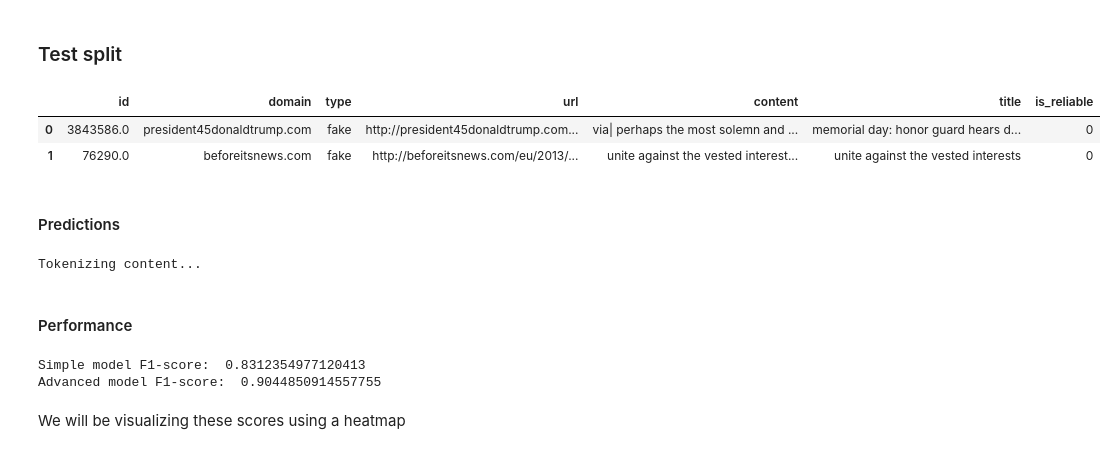
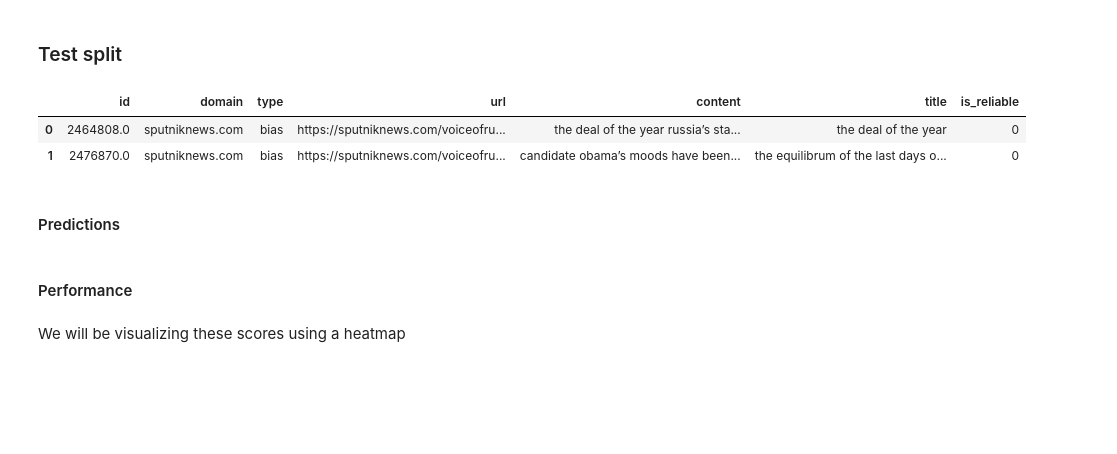
Before and after one commit to BimmerBass/GDS2026, a Jupyter notebook: evaluation.ipynb, the cells around one changed output. Cells and saved outputs as stored; diff of their text form; code cells hidden in the pictures; blank space fills up the shorter version.

```diff
--- a/evaluation.ipynb
+++ b/evaluation.ipynb
@@ -80,28 +73,18 @@ advanced_model = AdvancedModel.load("data/models/advanced")
 ### Test split
 # %%
 df = pd.read_csv(PREPROCESSED_DIR / "splits" / "test.csv")
-fakenews_y_true = df["is_reliable"].to_numpy()
 df.head(2)
 # %% [output]
 |  | id | domain | type | url | content | title | is_reliable |
-| 0 | 3843586.0 | president45donaldtrump.com | fake | http://president45donaldtrump.com... | via| perhaps the most solemn and ... | memorial day: honor guard hears d... | 0 |
-| 1 | 76290.0 | beforeitsnews.com | fake | http://beforeitsnews.com/eu/2013/... | unite against the vested interest... | unite against the vested interests | 0 |
+| 0 | 2464808.0 | sputniknews.com | bias | https://sputniknews.com/voiceofru... | the deal of the year russia’s sta... | the deal of the year | 0 |
+| 1 | 2476870.0 | sputniknews.com | bias | https://sputniknews.com/voiceofru... | candidate obama’s moods have been... | the equilibrum of the last days o... | 0 |
 # %% [markdown]
 #### Predictions
 # %%
 fakenews_simple_y_pred = simple_pipeline.predict(df)
 # %%
-#fakenews_advanced_y_pred = advanced_pipeline.predict(df)
-fakenews_advanced_y_pred = advanced_model.predict(df['content'])
+fakenews_advanced_y_pred = advanced_pipeline.predict(df)
-# %% [output]
-Tokenizing content...
 # %% [markdown]
 #### Performance
-# %%
-print("Simple model F1-score: ", f1_score(fakenews_y_true, fakenews_simple_y_pred))
-print("Advanced model F1-score: ", f1_score(fakenews_y_true, fakenews_advanced_y_pred))
-# %% [output]
-Simple model F1-score:  0.8312354977120413
-Advanced model F1-score:  0.9044850914557755
 # %% [markdown]
 We will be visualizing these scores using a heatmap
```
Also changed, not shown: parts of 15 cells of this notebook, 4 other files.
